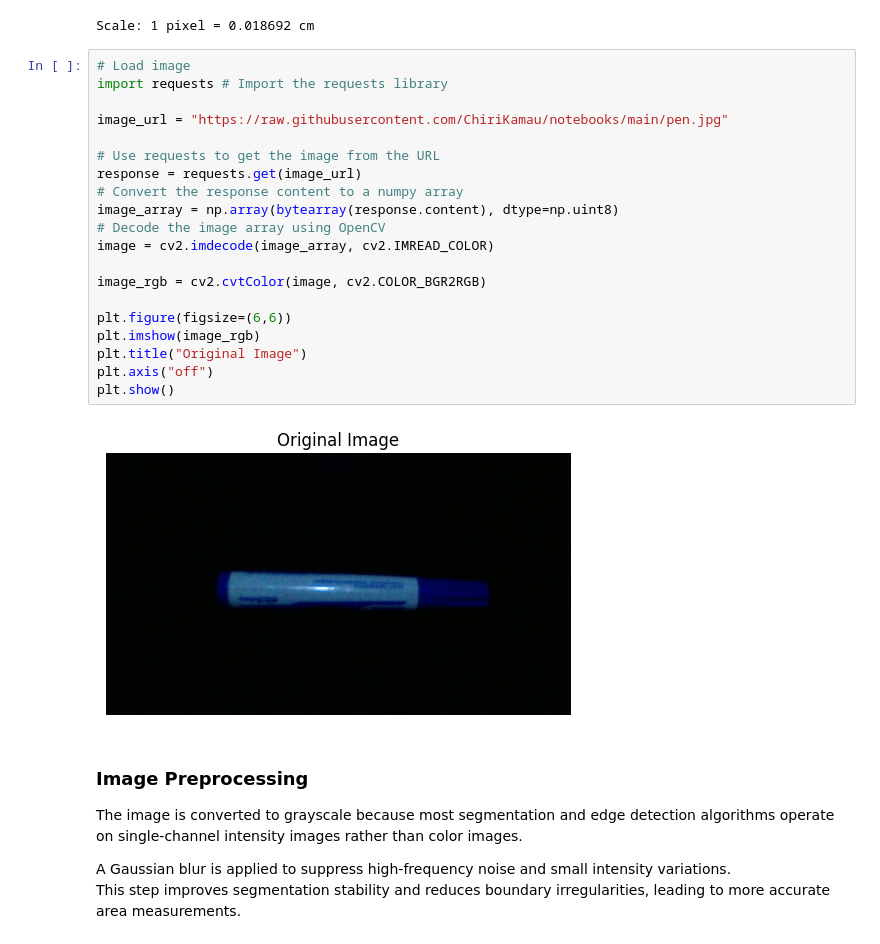
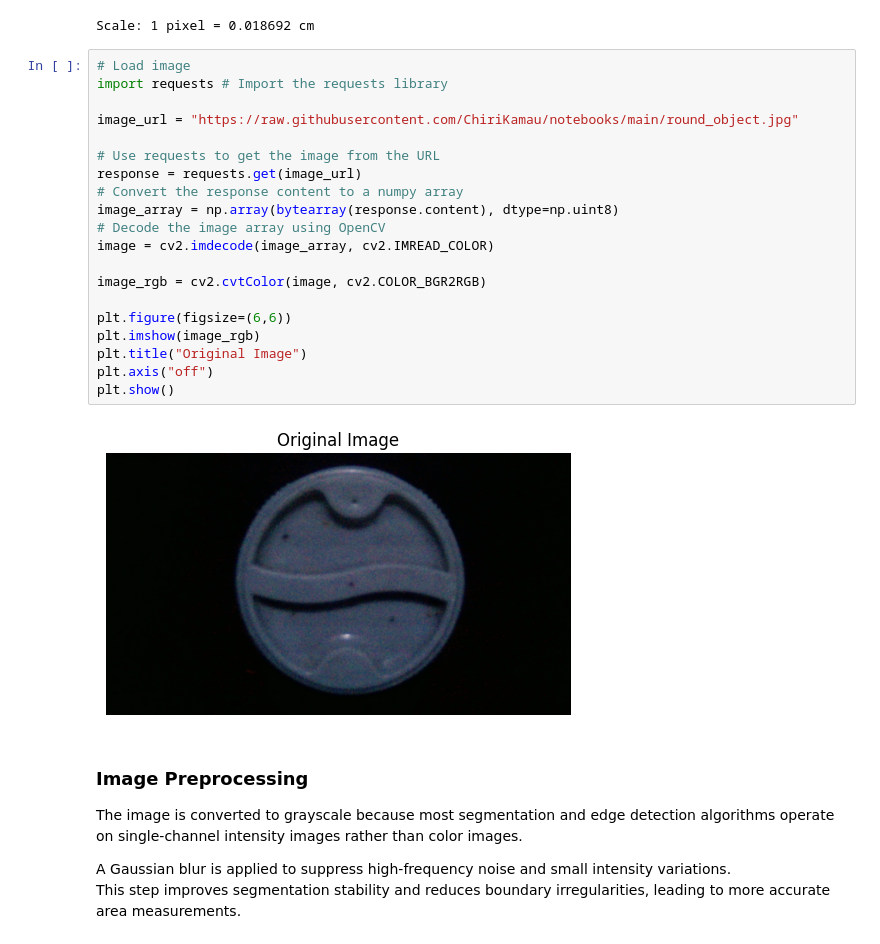
Before and after one commit to ChiriKamau/notebooks, a Jupyter notebook: anyshape.ipynb, the cells around one changed output. Drawn from its saved outputs; the diff is of its cells as text.

```diff
--- a/anyshape.ipynb
+++ b/anyshape.ipynb
@@ -30,25 +30,25 @@ Scale: 1 pixel = 0.018692 cm
 # %%
 # Load image
 import requests # Import the requests library
 
-image_url = "https://raw.githubusercontent.com/ChiriKamau/notebooks/main/pen.jpg"
+image_url = "https://raw.githubusercontent.com/ChiriKamau/notebooks/main/round_object.jpg"
 
 # Use requests to get the image from the URL
 response = requests.get(image_url)
 # Convert the response content to a numpy array
 image_array = np.array(bytearray(response.content), dtype=np.uint8)
 # Decode the image array using OpenCV
 image = cv2.imdecode(image_array, cv2.IMREAD_COLOR)
 
 image_rgb = cv2.cvtColor(image, cv2.COLOR_BGR2RGB)
 
 plt.figure(figsize=(6,6))
 plt.imshow(image_rgb)
 plt.title("Original Image")
 plt.axis("off")
 plt.show()
 # %% [output]
-[figure, old version]
+[figure, new version]
 # %% [markdown]
 ### Image Preprocessing
 
```
Also changed, not shown: parts of 7 cells of this notebook.
